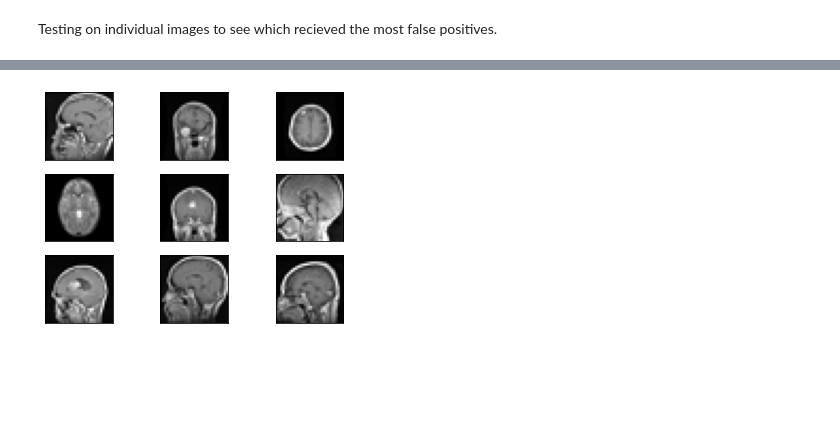
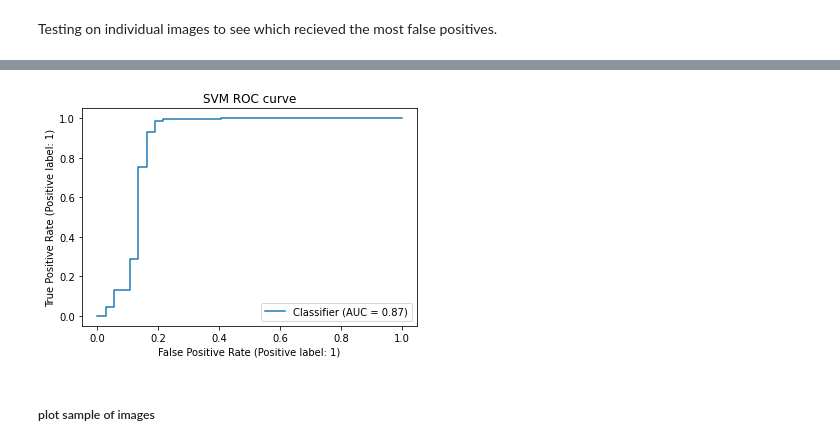
Before and after one commit to cam-798/ML-coursework, a Jupyter notebook: Binary SVM.ipynb, the cells around one changed output, grey strips where cells are left out. Cells and saved outputs as stored; diff of their text form; code cells hidden in the pictures; blank space fills up the shorter version.

```diff
--- a/Binary SVM.ipynb
+++ b/Binary SVM.ipynb
@@ -83,15 +77,17 @@ print(result.shape)
 # %% [markdown]
 <h5>Define parameter grid and set multicore up</h5>
 # %%
-param_grid={"C":[0.001,0.01,0.1,1],"gamma":[0.01,0.1,1,10],"kernel":["rbf","sigmoid","poly"]}
-#param_grid={"C":[0.001,0.1],"gamma":[0.1],"kernel":["poly"]}
+param_grid={"C":[0.001,0.01,0.1,1],"gamma":[0.01,0.1,1,10],"kernel":["rbf","sigmoid","poly"]} # create param grid for optimisation
 
-svc=svm.SVC()
-cores=multiprocessing.cpu_count()-2
-model=GridSearchCV(svc, param_grid, verbose=10, n_jobs=cores, scoring = 'accuracy')
+svc=svm.SVC(probability=True) # to allow for plotting and probability recording
+cores=multiprocessing.cpu_count()-2 # leaving some cores free
+model=GridSearchCV(svc, param_grid, verbose=10, n_jobs=cores, scoring = 'accuracy') # create the gridsearchCV
+
+
+# tried a couple of different classifiers
 
 #grid={"penalty":["l1","l2"]}# l1 lasso l2 ridge
-#lgc=LogisticRegression( max_iter=10000000)
+#lgc=LogisticRegression( max_iter=10000)
 #logreg_cv=GridSearchCV(lgc,grid,cv=10)
 #model=GridSearchCV(logreg_cv,grid, verbose = True)
 #lgc.fit(x_train, y_train )
@@ -99,7 +95,7 @@ model=GridSearchCV(svc, param_grid, verbose=10, n_jobs=cores, scoring = 'accurac
 # %% [markdown]
 <h5>Split the data into the same size as the CNN for comparision</h5>
 # %%
-x_train,x_test,y_train,y_test = train_test_split(data, result, test_size=0.2, shuffle=True, random_state=0)
+x_train,x_test,y_train,y_test = train_test_split(data, result, test_size=0.25, shuffle=True, random_state=1) # shuffle data and split for own testing purposes, give random state for reproducability
 # %% [markdown]
 <h5>Fit the model and record time</h5>
 # %%
@@ -182,0 +200,2 @@ print(model.predict(test_data[7].reshape(1, -1)))
+# %%
+predictions = model.predict_proba(test_data)
@@ -183,12 +242,19 @@ print(model.predict(test_data[7].reshape(1, -1)))
+# %%
+RocCurveDisplay.from_predictions(np.asarray(test_result), np.max(predictions, axis=1))
+plt.title("SVM ROC curve")
+plt.show()
+# %% [output]
+[figure, added]
+# %% [markdown]
+<h5>plot sample of images</h5>
 # %%
 fig = plt.figure()
 plt.subplots_adjust(wspace=0, hspace=0)
 
 
 plt.subplot(3, 3, 1)
-image = x_train[0]
+image = Image.open(tt[0])
 im = np.array(image)
-im.resize(32,32,1)
 plt.imshow(im, cmap="gray")
 plt.tick_params(
     axis='x',          # changes apply to the x-axis
@@ -204,9 +270,8 @@ plt.tick_params(
     labelleft=False) # labels along the bottom edge are off
 
 plt.subplot(3, 3, 2)
-image = x_train[1]
+image = Image.open(tt[1])
 im = np.array(image)
-im.resize(32,32,1)
 plt.imshow(im, cmap="gray")
 plt.tick_params(
     axis='x',          # changes apply to the x-axis
@@ -222,9 +287,8 @@ plt.tick_params(
     labelleft=False) # labels along the bottom edge are off
 
 plt.subplot(3, 3, 3)
-image = x_train[2]
+image = Image.open(tt[2])
 im = np.array(image)
-im.resize(32,32,1)
 plt.imshow(im, cmap="gray")
 plt.tick_params(
     axis='x',          # changes apply to the x-axis
@@ -240,9 +304,8 @@ plt.tick_params(
     labelleft=False) # labels along the bottom edge are off
 
 plt.subplot(3, 3, 4)
-image = x_train[3]
+image = Image.open(tt[3])
 im = np.array(image)
-im.resize(32,32,1)
 plt.imshow(im, cmap="gray")
 plt.tick_params(
     axis='y',          # changes apply to the x-axis
@@ -258,9 +321,8 @@ plt.tick_params(
     labelbottom=False) # labels along the bottom edge are off
 
 plt.subplot(3, 3, 5)
-image = x_train[4]
+image = Image.open(tt[4])
 im = np.array(image)
-im.resize(32,32,1)
 plt.imshow(im, cmap="gray")
 plt.tick_params(
     axis='x',          # changes apply to the x-axis
@@ -276,9 +338,8 @@ plt.tick_params(
     labelleft=False) # labels along the bottom edge are off
 
 plt.subplot(3, 3, 6)
-image = x_train[5]
+image = Image.open(tt[5])
 im = np.array(image)
-im.resize(32,32,1)
 plt.imshow(im, cmap="gray")
 plt.tick_params(
     axis='x',          # changes apply to the x-axis
@@ -294,9 +355,8 @@ plt.tick_params(
     labelleft=False) # labels along the bottom edge are off
 
 plt.subplot(3, 3, 7)
-image = x_train[6]
+image = Image.open(tt[6])
 im = np.array(image)
-im.resize(32,32,1)
 plt.imshow(im, cmap="gray")
 plt.tick_params(
     axis='x',          # changes apply to the x-axis
@@ -312,9 +372,8 @@ plt.tick_params(
     labelleft=False) # labels along the bottom edge are off
 
 plt.subplot(3, 3, 8)
-image = x_train[7]
+image = Image.open(tt[7])
 im = np.array(image)
-im.resize(32,32,1)
 plt.imshow(im, cmap="gray")
 plt.tick_params(
     axis='x',          # changes apply to the x-axis
@@ -330,9 +389,8 @@ plt.tick_params(
     labelleft=False) # labels along the bottom edge are off
 
 plt.subplot(3, 3, 9)
-image = x_train[8]
+image = Image.open(tt[8])
 im = np.array(image)
-im.resize(32,32,1)
 plt.imshow(im, cmap="gray")
 plt.tick_params(
     axis='x',          # changes apply to the x-axis
@@ -356,5 +414,3 @@ plt.subplots_adjust(left=.1,
 #plt.show()
 
 plt.savefig('example_training_images.png')
-# %% [output]
-[figure, removed]
```
Also changed, not shown: parts of 12 cells of this notebook, 6 other files.
